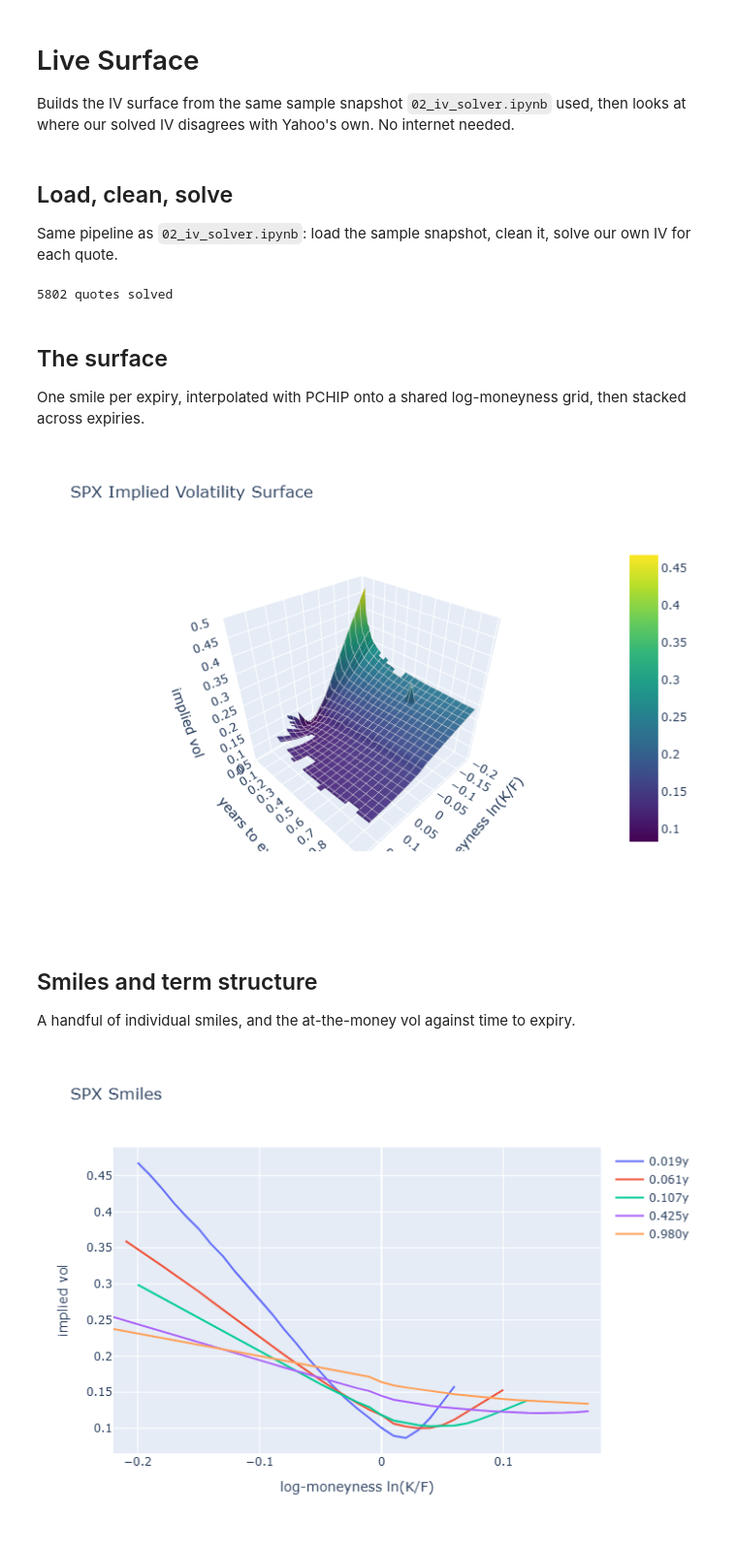
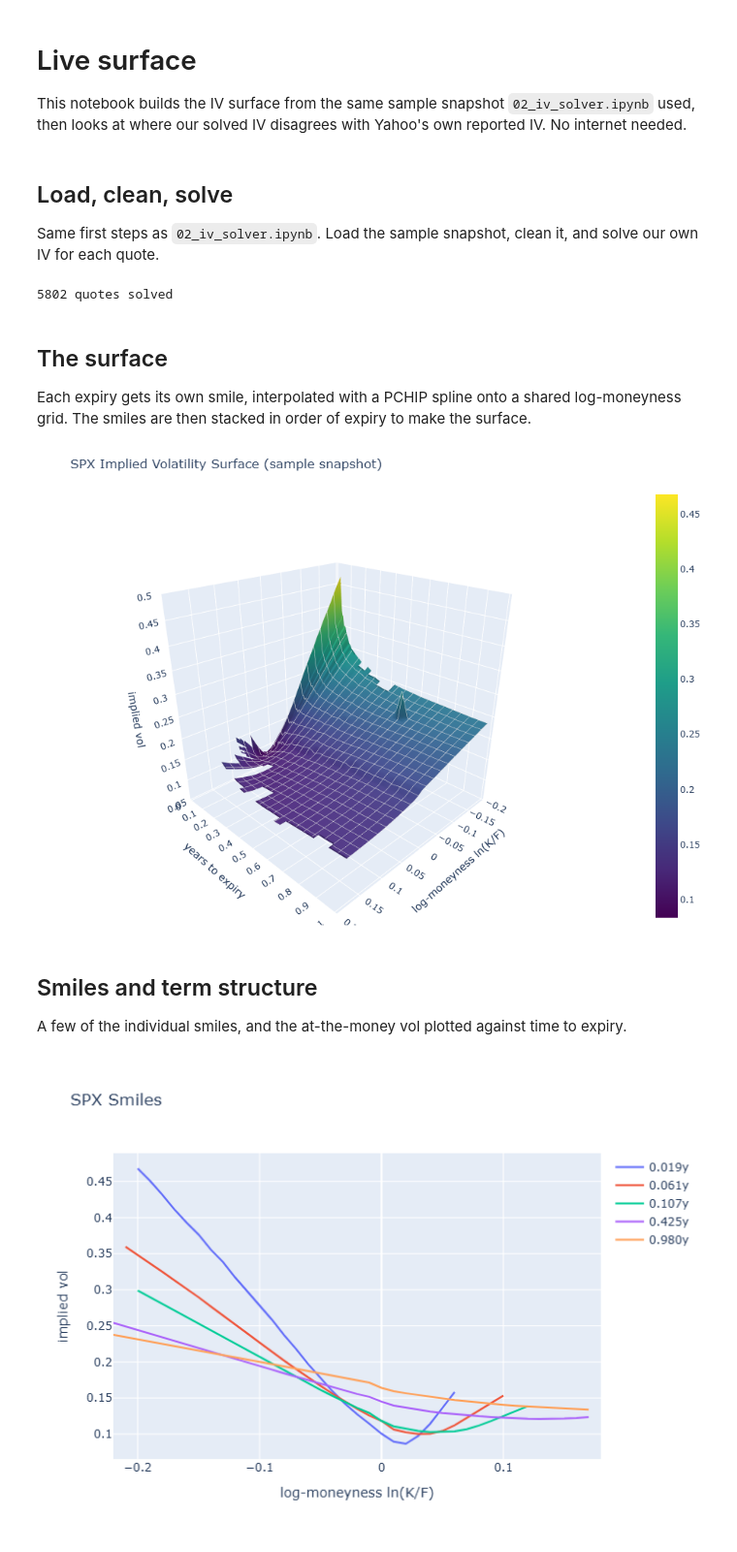
Before and after one commit to samvandiermen/OptionsEngine, a Jupyter notebook: notebooks/03_live_surface.ipynb, the cells around one changed output. Shown at 97% size. Drawn from its saved outputs; the diff is of its cells as text; code cells hidden in the pictures.

```diff
--- a/notebooks/03_live_surface.ipynb
+++ b/notebooks/03_live_surface.ipynb
@@ -1,8 +1,7 @@
 # %% [markdown]
-# Live Surface
+# Live surface
 
-Builds the IV surface from the same sample snapshot `02_iv_solver.ipynb` used, then
-looks at where our solved IV disagrees with Yahoo's own. No internet needed.
+This notebook builds the IV surface from the same sample snapshot `02_iv_solver.ipynb` used, then looks at where our solved IV disagrees with Yahoo's own reported IV. No internet needed.
 # %%
 import sys
 
@@ -23,8 +22,7 @@ pio.renderers.default = "png"
 # %% [markdown]
 ## Load, clean, solve
 
-Same pipeline as `02_iv_solver.ipynb`: load the sample snapshot, clean it, solve
-our own IV for each quote.
+Same first steps as `02_iv_solver.ipynb`. Load the sample snapshot, clean it, and solve our own IV for each quote.
 # %%
 raw = pd.read_csv("../data/snapshots/sample_spx_20260827_1349.csv")
 raw["asof"] = pd.to_datetime(raw["asof"])
@@ -41,18 +39,17 @@ print(f"{len(quotes)} quotes solved")
 # %% [markdown]
 ## The surface
 
-One smile per expiry, interpolated with PCHIP onto a shared log-moneyness grid, then
-stacked across expiries.
+Each expiry gets its own smile, interpolated with a PCHIP spline onto a shared log-moneyness grid. The smiles are then stacked in order of expiry to make the surface.
 # %%
 surface = build_surface(quotes, iv_column="iv_ours")
-fig = plot_surface(surface, title=f"{config.ACTIVE_SYMBOL} Implied Volatility Surface")
+fig = plot_surface(surface, title=f"{config.ACTIVE_SYMBOL} Implied Volatility Surface (sample snapshot)")
 fig.show()
 # %% [output]
-[figure, old version]
+[figure, new version]
 # %% [markdown]
 ## Smiles and term structure
 
-A handful of individual smiles, and the at-the-money vol against time to expiry.
+A few of the individual smiles, and the at-the-money vol plotted against time to expiry.
 # %%
 years = sorted(surface.index)
 picks = [years[i] for i in (0, len(years) // 4, len(years) // 2, 3 * len(years) // 4, -1)]
```
Also changed, not shown: parts of 10 cells of this notebook, 1 other file.
